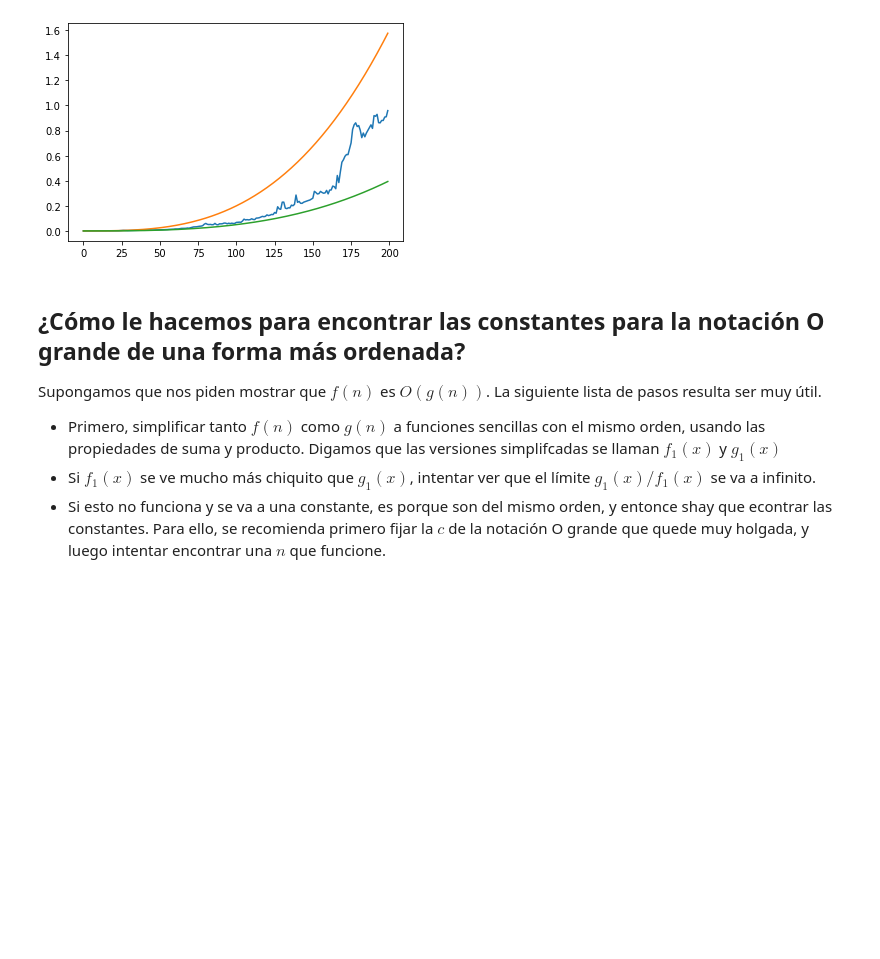
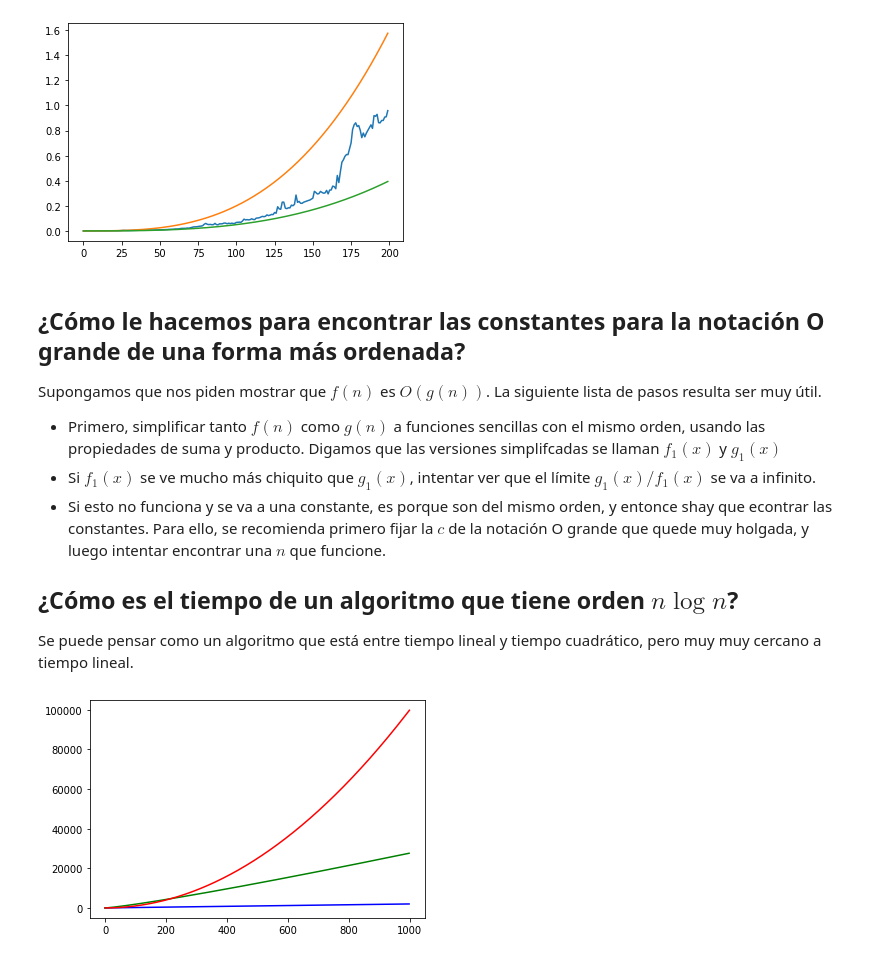
Before and after one commit to nestorivanmo/iimas-data-science, a Jupyter notebook: mda/unidad2-algoritmos/20-10-20-intro-algoritmos.ipynb, the cells around one changed output. Saved outputs shown, nothing was run; the diff lists cells and outputs as text; code cells hidden in the pictures; blank space fills up the shorter version.

```diff
--- a/mda/unidad2-algoritmos/20-10-20-intro-algoritmos.ipynb
+++ b/mda/unidad2-algoritmos/20-10-20-intro-algoritmos.ipynb
@@ -369,3 +369,17 @@ Supongamos que nos piden mostrar que $f(n)$ es $O(g(n))$. La siguiente lista de
 - Primero, simplificar tanto $f(n)$ como $g(n)$ a funciones sencillas con el mismo orden, usando las propiedades de suma y producto. Digamos que las versiones simplifcadas se llaman $f_1(x)$ y $g_1(x)$
 - Si $f_1(x)$ se ve mucho más chiquito que $g_1(x)$, intentar ver que el límite $g_1(x)/f_1(x)$ se va a infinito.
 - Si esto no funciona y se va a una constante, es porque son del mismo orden, y entonce shay que econtrar las constantes. Para ello, se recomienda primero fijar la $c$ de la notación O grande que quede muy holgada, y luego intentar encontrar una $n$ que funcione.
+
+## ¿Cómo es el tiempo de un algoritmo que tiene orden $n\log n$?
+Se puede pensar como un algoritmo que está entre tiempo lineal y tiempo cuadrático, pero muy muy cercano a tiempo lineal.
+# %%
+lineal = [2*n for n in range(1, 1000)]
+nlogn = [4*n*np.log(n) for n in range(1, 1000)]
+cuadratico = [0.1*n**2 for n in range(1000)]
+
+plt.plot(lineal,color='blue')
+plt.plot(nlogn, color='green')
+plt.plot(cuadratico, color='red')
+plt.show()
+# %% [output]
+[figure, added]
```
Also changed, not shown: parts of 1 cell of this notebook, 26 other files.
